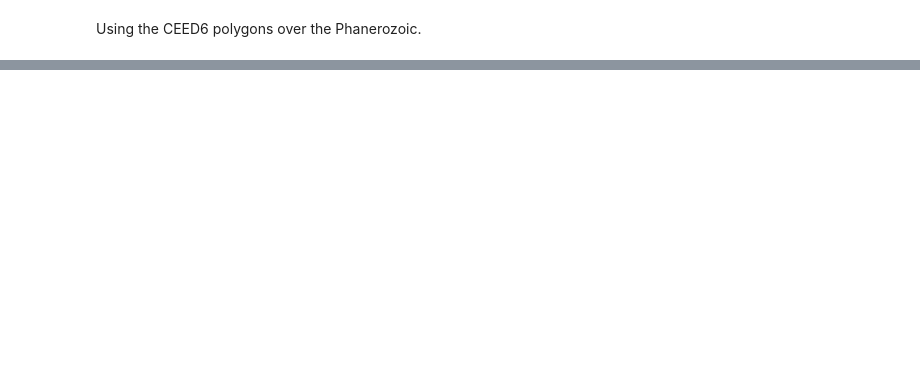
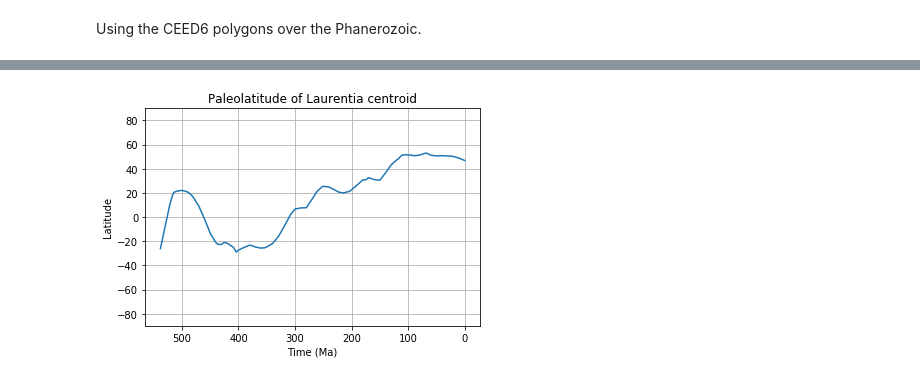
Before and after one commit to Swanson-Hysell-Group/Laurentia_Paleogeography, a Jupyter notebook: Laurentia_reconstructions_generate.ipynb, the cells around one changed output, grey strips where cells are left out. Cells and saved outputs as stored; diff of their text form; code cells hidden in the pictures; blank space fills up the shorter version.

```diff
--- a/Laurentia_reconstructions_generate.ipynb
+++ b/Laurentia_reconstructions_generate.ipynb
@@ -46,0 +146,17 @@ for reconstruction_time in range(431,531):
+# %%
+rotation_file_path = './models/Wright2013.rot'
+W_2013_times, W_2013_trail = motion_path_calc(duluth_lat,duluth_lon,0,539,rotation_file_path,101,0)
+
+plt.plot(W_2013_times,W_2013_trail[:,0])
+plt.title('Paleolatitude of Laurentia centroid')
+plt.xlabel('Time (Ma)')
+plt.ylabel('Latitude')
+plt.ylim(-90,90)
+plt.gca().grid()
+plt.gca().invert_xaxis()
+plt.show()
+
+W_2013_centroid_plat = pd.DataFrame(data=[W_2013_times.tolist(),W_2013_trail[:,0].tolist()]).transpose()
+W_2013_centroid_plat.to_csv('./models/motion_paths/W_2013_duluth_reconstruct.csv')
+# %% [output]
+[figure, added]
```
Also changed, not shown: parts of 15 cells of this notebook, 4 other files.
